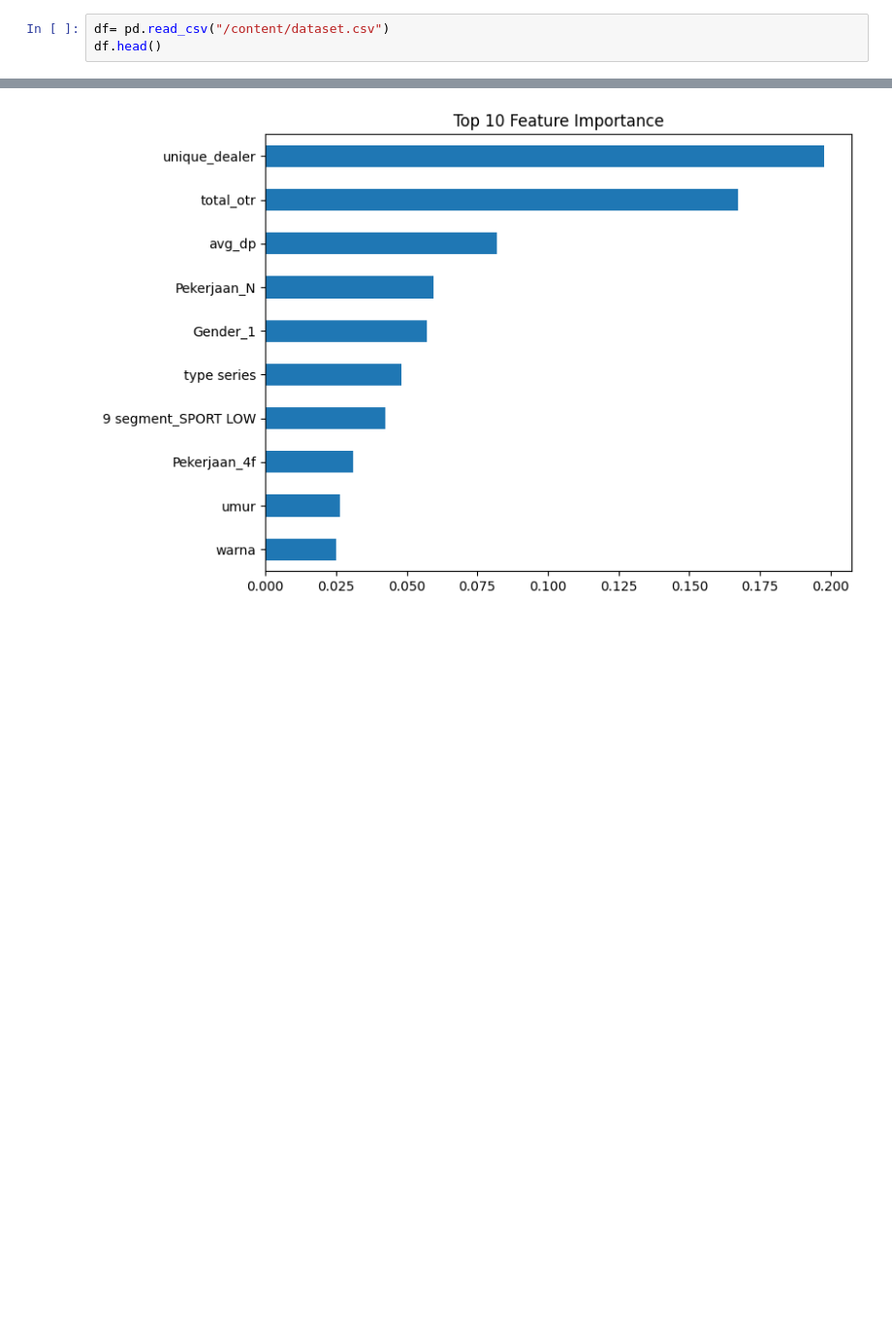
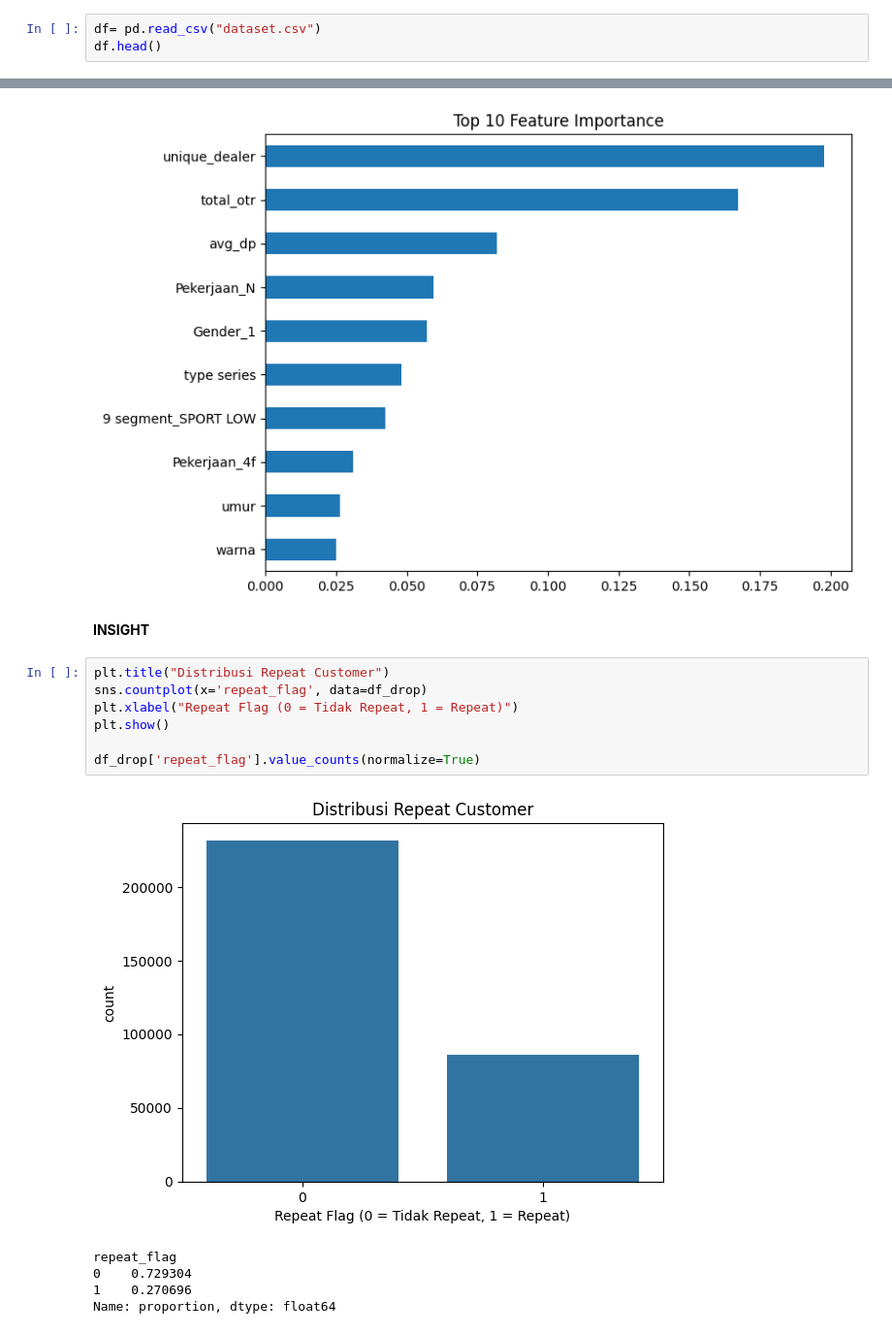
Before and after one commit to strawbeyiinn/repeat-Customer-Prediction, a Jupyter notebook: RepeatCustomerPred.ipynb, the cells around one changed output, grey strips where cells are left out. Shown at 97% size. Cells and saved outputs as stored; diff of their text form; blank space fills up the shorter version.

Commit message:
adding data visualization insight, EDA

```diff
--- a/RepeatCustomerPred.ipynb
+++ b/RepeatCustomerPred.ipynb
@@ -10,7 +10,7 @@ from sklearn.metrics import (
     classification_report
 )
 # %%
-df= pd.read_csv("/content/dataset.csv")
+df= pd.read_csv("dataset.csv")
 df.head()
 # %% [output]
 |  | Customer ID | Kelurahan | Kecamatan | Kode POS | Cash/Credit | Kode Dealer | Finance Company | Tenor | ... |
@@ -776,3 +787,18 @@ plt.title("Top 10 Feature Importance")
 plt.show()
 # %% [output]
 [figure]
+# %% [markdown]
+**INSIGHT**
+# %%
+plt.title("Distribusi Repeat Customer")
+sns.countplot(x='repeat_flag', data=df_drop)
+plt.xlabel("Repeat Flag (0 = Tidak Repeat, 1 = Repeat)")
+plt.show()
+
+df_drop['repeat_flag'].value_counts(normalize=True)
+# %% [output]
+[figure, added]
+repeat_flag
+0    0.729304
+1    0.270696
+Name: proportion, dtype: float64
```
Also changed, not shown: parts of 28 cells of this notebook.
